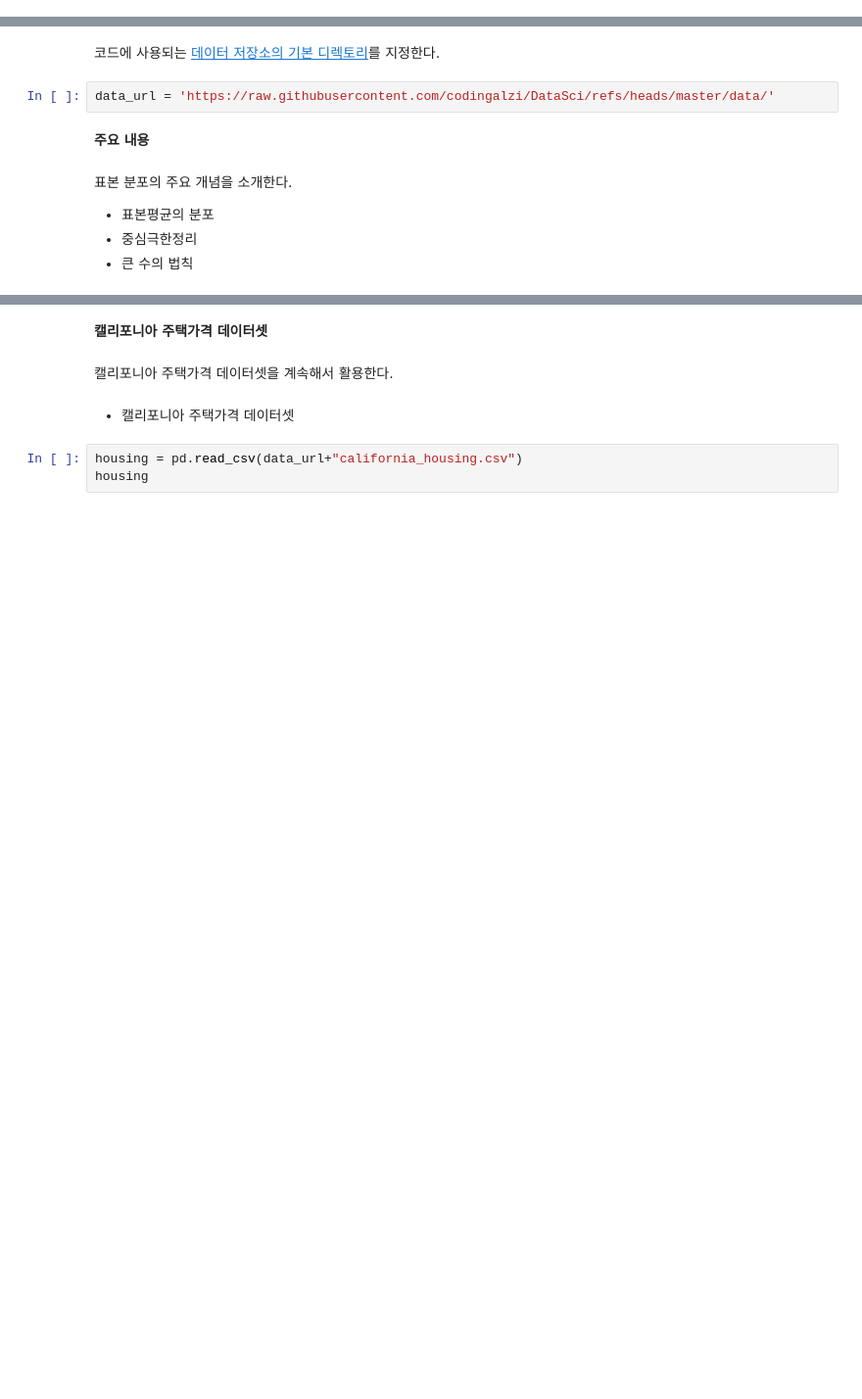
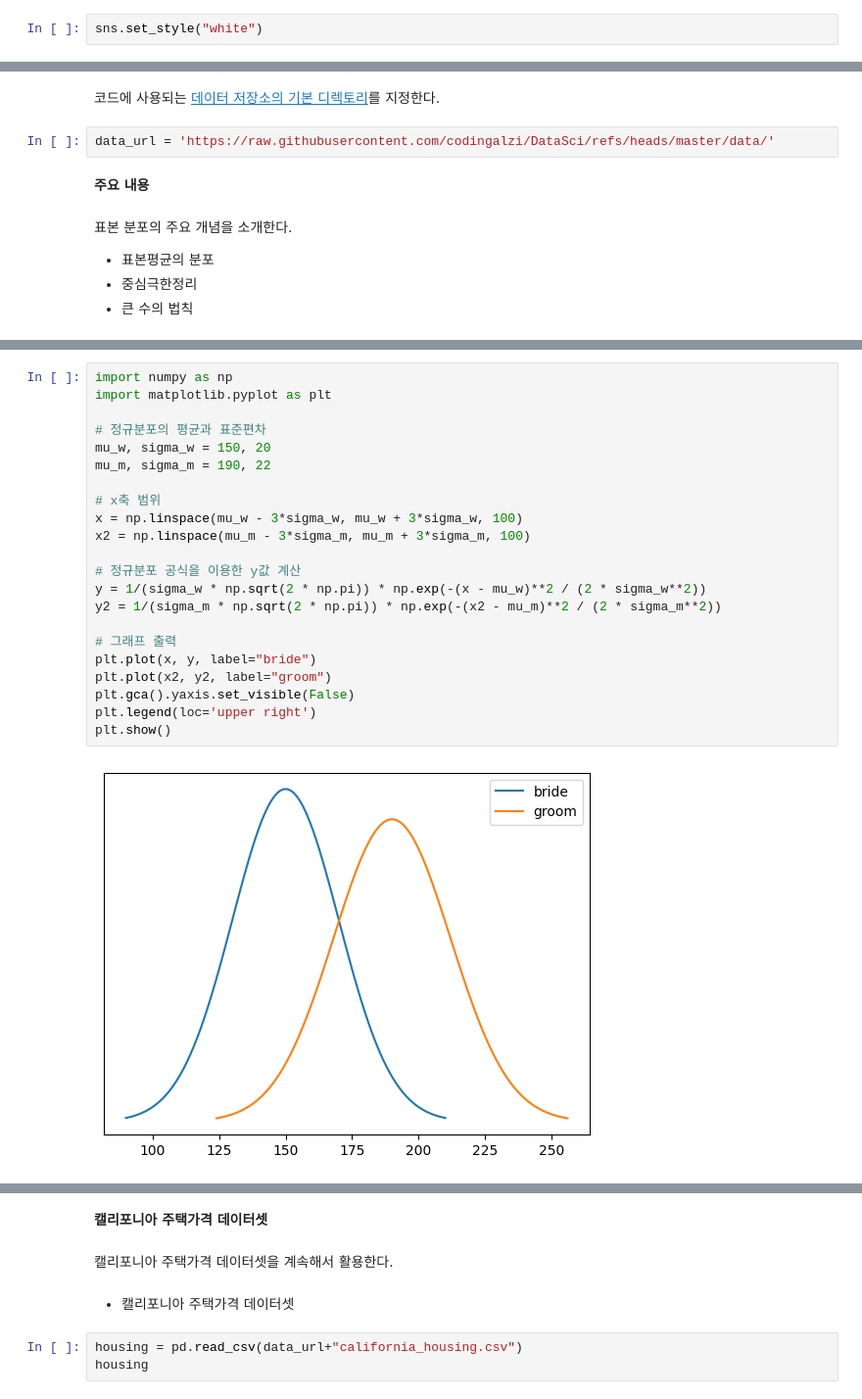
Before and after one commit to codingalzi/DataSci, a Jupyter notebook: jupyter-book/_build/jupyter_execute/sample_distribution.ipynb, the cells around one changed output, grey strips where cells are left out. Shown at 98% size. Drawn from its saved outputs; the diff is of its cells as text; blank space fills up the shorter version.

```diff
--- a/jupyter-book/_build/jupyter_execute/sample_distribution.ipynb
+++ b/jupyter-book/_build/jupyter_execute/sample_distribution.ipynb
@@ -33,3 +37,5 @@ import matplotlib.pyplot as plt
+# %%
+sns.set_style("white")
 # %% [markdown]
 **데이터 저장소 디렉토리**
 # %% [markdown]
@@ -46,0 +95,24 @@ data_url = 'https://raw.githubusercontent.com/codingalzi/DataSci/refs/heads/mast
+# %%
+import numpy as np
+import matplotlib.pyplot as plt
+
+# 정규분포의 평균과 표준편차
+mu_w, sigma_w = 150, 20
+mu_m, sigma_m = 190, 22
+
+# x축 범위
+x = np.linspace(mu_w - 3*sigma_w, mu_w + 3*sigma_w, 100)
+x2 = np.linspace(mu_m - 3*sigma_m, mu_m + 3*sigma_m, 100)
+
+# 정규분포 공식을 이용한 y값 계산
+y = 1/(sigma_w * np.sqrt(2 * np.pi)) * np.exp(-(x - mu_w)**2 / (2 * sigma_w**2))
+y2 = 1/(sigma_m * np.sqrt(2 * np.pi)) * np.exp(-(x2 - mu_m)**2 / (2 * sigma_m**2))
+
+# 그래프 출력
+plt.plot(x, y, label="bride")
+plt.plot(x2, y2, label="groom")
+plt.gca().yaxis.set_visible(False)
+plt.legend(loc='upper right')
+plt.show()
+# %% [output]
+[figure, added]
```
Also changed, not shown: parts of 65 cells of this notebook, 25 other files.
